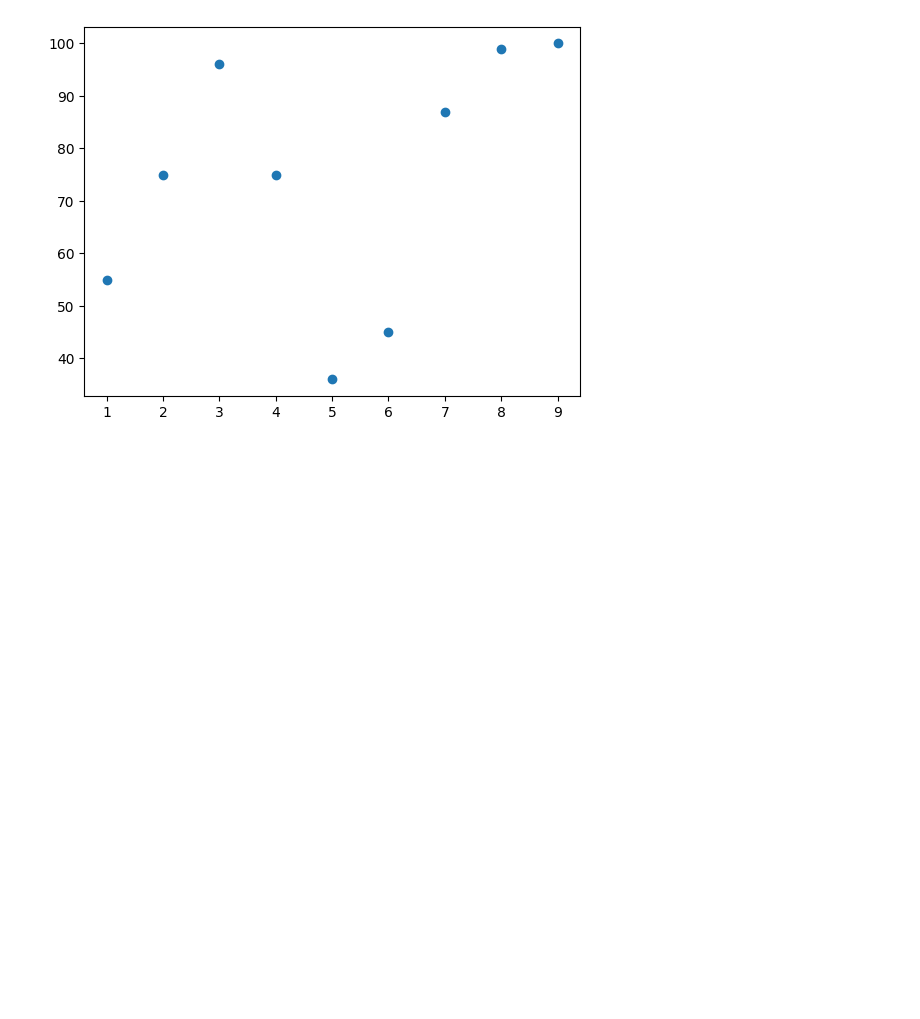
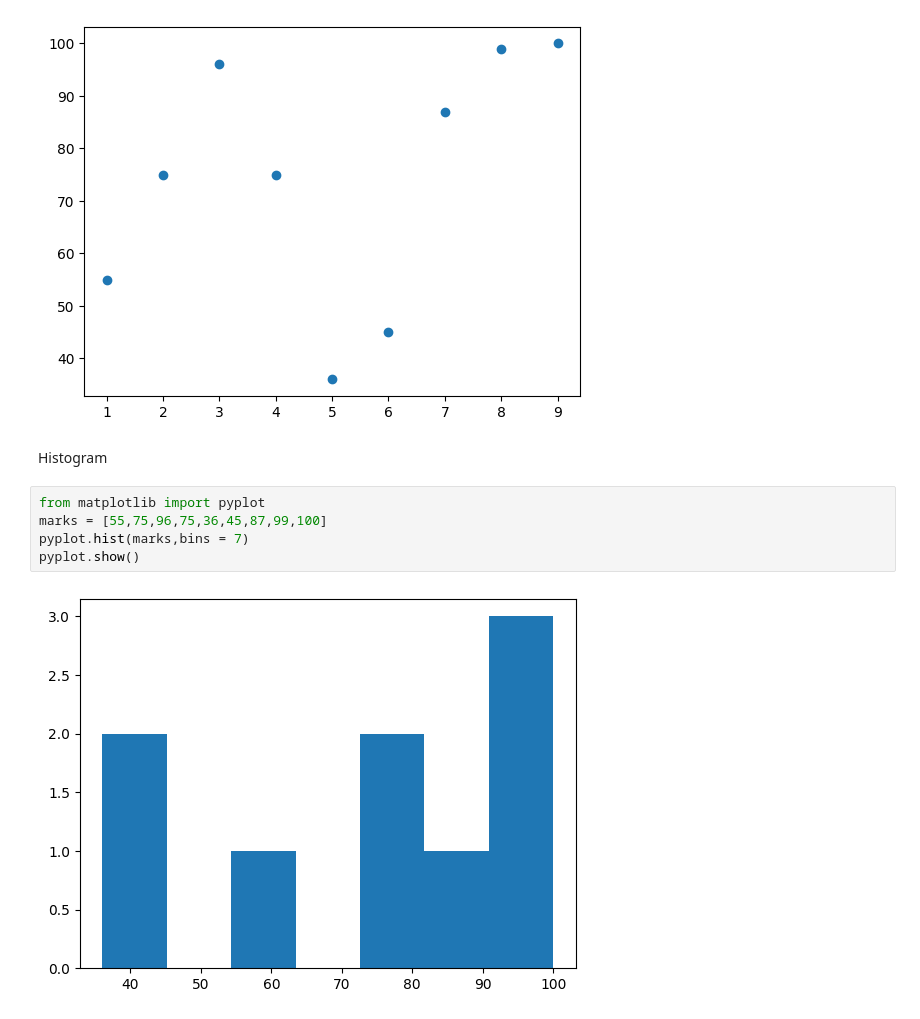
Before and after one commit to rachittyagii/semester---2-Code, a Jupyter notebook: Day3.ipynb, the cells around one changed output. Saved outputs shown, nothing was run; the diff lists cells and outputs as text; blank space fills up the shorter version.

```diff
--- a/Day3.ipynb
+++ b/Day3.ipynb
@@ -14,3 +14,12 @@ pyplot.scatter(roll_num,marks)
 pyplot.show()
 # %% [output]
 [figure]
+# %% [markdown]
+Histogram
+# %%
+from matplotlib import pyplot
+marks = [55,75,96,75,36,45,87,99,100]
+pyplot.hist(marks,bins = 7)
+pyplot.show()
+# %% [output]
+[figure, added]
```
